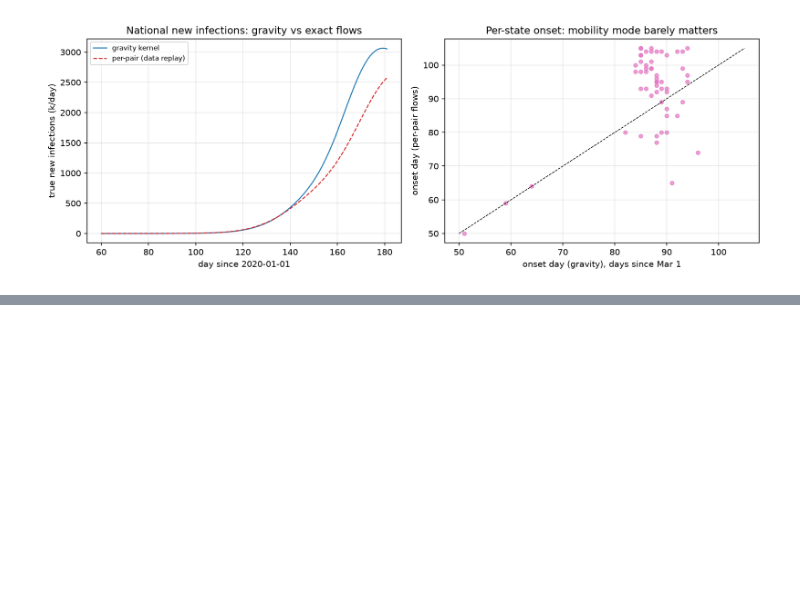
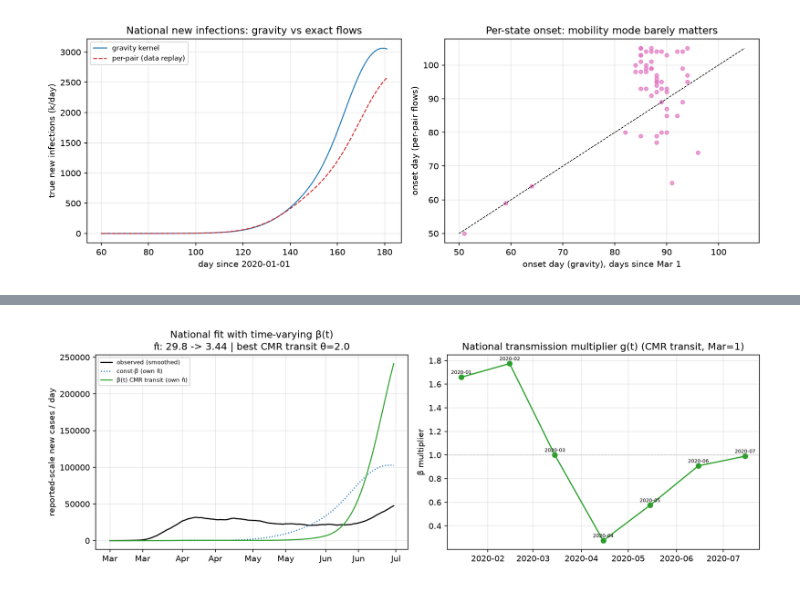
Before and after one commit to Zikai311/US_COVID, a Jupyter notebook: notebooks/08_metapopulation.ipynb, the cells around one changed output, grey strips where cells are left out. Cells and saved outputs as stored; diff of their text form; code cells hidden in the pictures; blank space fills up the shorter version.

Commit message:
time-varying beta(t) from Google CMR/OxCGRT: beta_scale mode, nb08 §8.13 NPI channel

```diff
--- a/notebooks/08_metapopulation.ipynb
+++ b/notebooks/08_metapopulation.ipynb
@@ -692,0 +800,23 @@ show_fig(f'{ASSETS}/fig75_mobility_sensitivity.png')
+# %%
+g_nat = g_best.mean(0)
+fig, axes = plt.subplots(1, 2, figsize=(12.5, 4.3))
+axes[0].plot(dates, nat_obs, lw=1.4, color='k', label='observed (smoothed)')
+axes[0].plot(dates, nat_model / pi_hat, lw=1.3, color='C0', ls=':', label='const-β (own π̂)')
+axes[0].plot(dates, nat2v / ph2, lw=1.3, color='C2', label=f'β(t) {drv} (own π̂)')
+axes[0].set_ylabel('reported-scale new cases / day')
+axes[0].set_title(f'National fit with time-varying β(t)\nπ̂: {pi_hat:.1f} -> {ph2:.2f} | best {drv} θ={pbest:.1f}')
+axes[0].xaxis.set_major_formatter(mdates.DateFormatter('%b'))
+axes[0].legend(fontsize=7); axes[0].grid(alpha=0.3)
+months_dates = [pd.Timestamp(f'{y:04d}-{m:02d}-15') for y, m in months[:7]]
+axes[1].plot(months_dates, g_nat[:7], 'o-', color='C2')
+for i, (y, m) in enumerate(months[:7]):
+    axes[1].annotate(f'{y}-{m:02d}', (months_dates[i], g_nat[i]), fontsize=6,
+                     xytext=(0, 4), textcoords='offset points', ha='center')
+axes[1].axhline(1, color='grey', lw=0.6, ls=':')
+axes[1].set_title('National transmission multiplier g(t) (CMR transit, Mar=1)')
+axes[1].set_ylabel('β multiplier'); axes[1].grid(alpha=0.3)
+plt.tight_layout()
+plt.savefig(f'{ASSETS}/fig76_beta_t_fit.png'); plt.show()
+show_fig(f'{ASSETS}/fig76_beta_t_fit.png')
+# %% [output]
+[figure, added]
```
Also changed, not shown: parts of 5 cells of this notebook, 7 other files.
